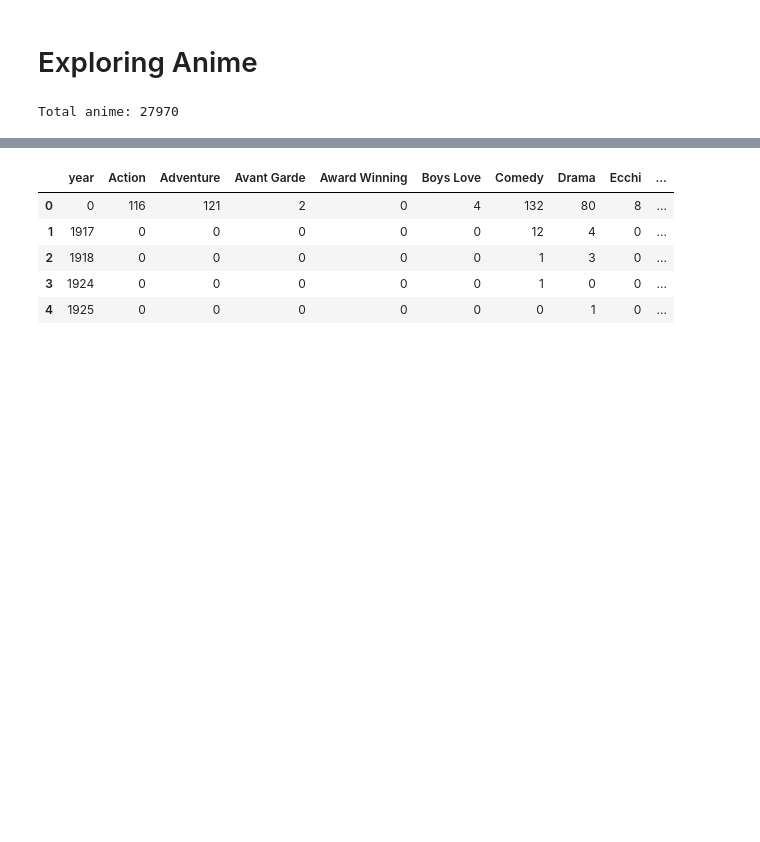
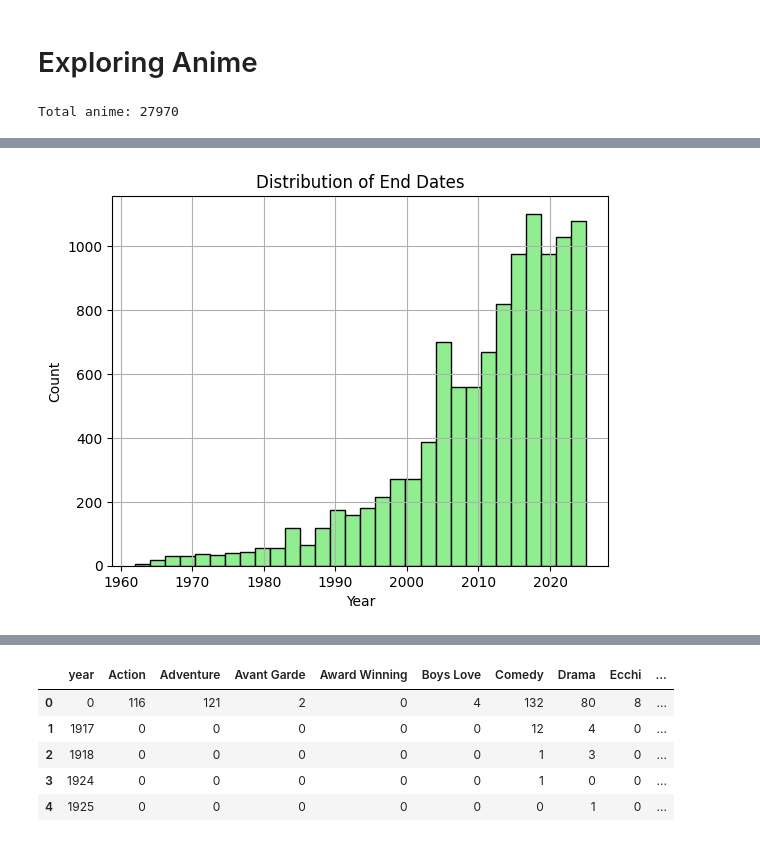
Before and after one commit to ImCodingCat/capstone_project, a Jupyter notebook: explore/explore.ipynb, the cells around one changed output, grey strips where cells are left out. Cells and saved outputs as stored; diff of their text form; code cells hidden in the pictures; blank space fills up the shorter version.

```diff
--- a/explore/explore.ipynb
+++ b/explore/explore.ipynb
@@ -41,0 +92,8 @@ dtype: int64
+# %%
+anime_df['end_date'].dropna().dt.year.hist(bins=30, color='lightgreen', edgecolor='black')
+plt.title('Distribution of End Dates')
+plt.xlabel('Year')
+plt.ylabel('Count')
+plt.show()
+# %% [output]
+[figure, added]
```
Also changed, not shown: parts of 9 cells of this notebook, 2 other files.
